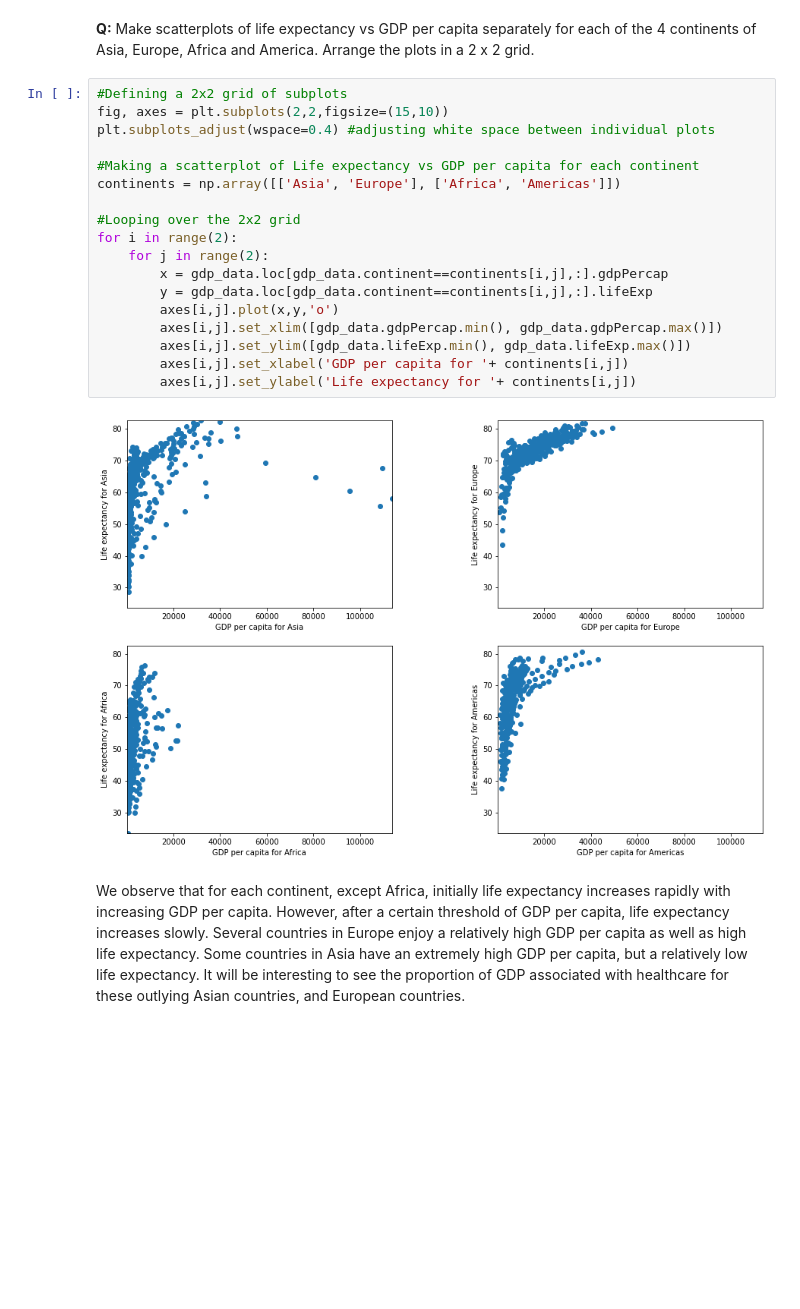
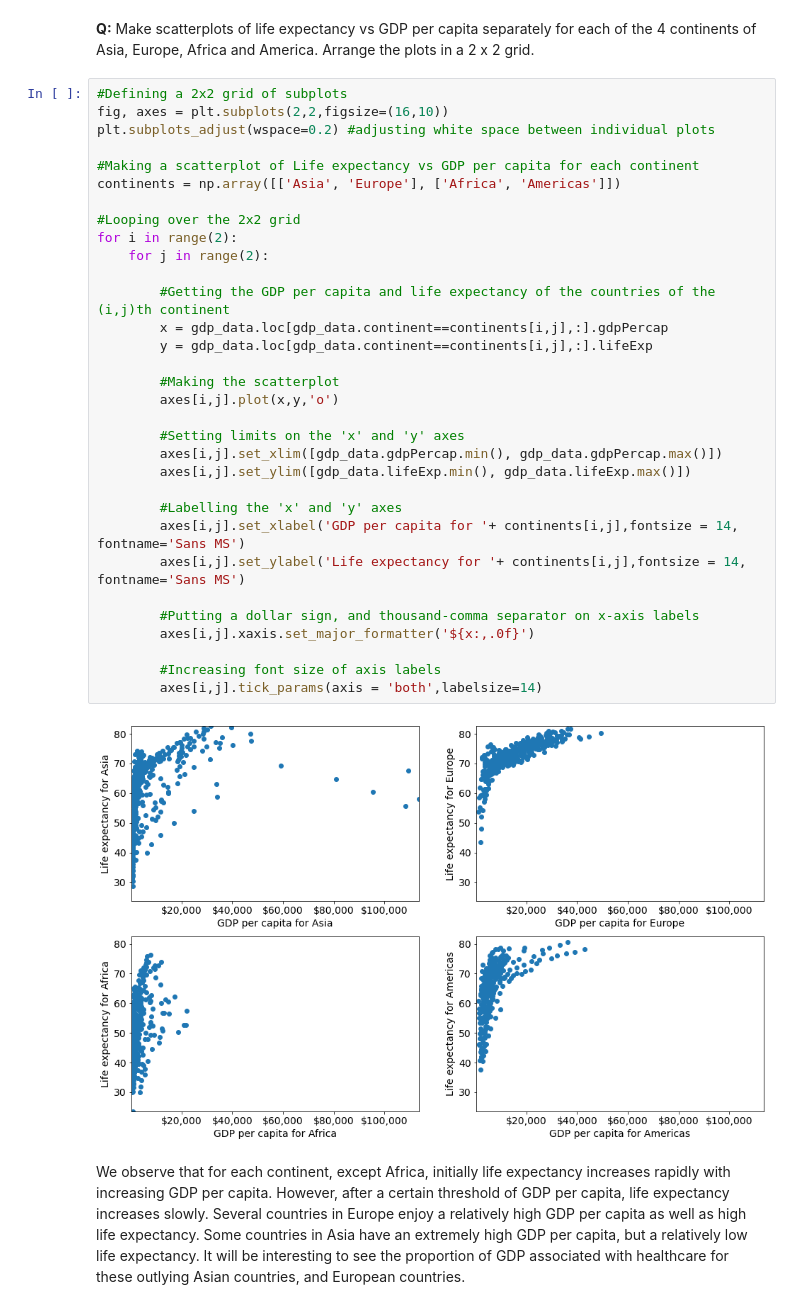
Before and after one commit to NUstat/DataScience_Intro_python, a Jupyter notebook: Data visualization.ipynb, the cells around one changed output. Drawn from its saved outputs; the diff is of its cells as text; blank space fills up the shorter version.

```diff
--- a/Data visualization.ipynb
+++ b/Data visualization.ipynb
@@ -164,24 +164,38 @@ There is often a need to make a few plots together to compare them. See the exam
 **Q:** Make scatterplots of life expectancy vs GDP per capita separately for each of the 4 continents of Asia, Europe, Africa and America. Arrange the plots in a 2 x 2 grid.
 # %%
 #Defining a 2x2 grid of subplots
-fig, axes = plt.subplots(2,2,figsize=(15,10))
-plt.subplots_adjust(wspace=0.4) #adjusting white space between individual plots
+fig, axes = plt.subplots(2,2,figsize=(16,10))
+plt.subplots_adjust(wspace=0.2) #adjusting white space between individual plots
 
 #Making a scatterplot of Life expectancy vs GDP per capita for each continent
 continents = np.array([['Asia', 'Europe'], ['Africa', 'Americas']])
 
 #Looping over the 2x2 grid
 for i in range(2):
     for j in range(2):
+
+        #Getting the GDP per capita and life expectancy of the countries of the (i,j)th continent
         x = gdp_data.loc[gdp_data.continent==continents[i,j],:].gdpPercap
         y = gdp_data.loc[gdp_data.continent==continents[i,j],:].lifeExp
+
+        #Making the scatterplot
         axes[i,j].plot(x,y,'o')
+
+        #Setting limits on the 'x' and 'y' axes
         axes[i,j].set_xlim([gdp_data.gdpPercap.min(), gdp_data.gdpPercap.max()])
         axes[i,j].set_ylim([gdp_data.lifeExp.min(), gdp_data.lifeExp.max()])
-        axes[i,j].set_xlabel('GDP per capita for '+ continents[i,j])
-        axes[i,j].set_ylabel('Life expectancy for '+ continents[i,j])
+
+        #Labelling the 'x' and 'y' axes
+        axes[i,j].set_xlabel('GDP per capita for '+ continents[i,j],fontsize = 14, fontname='Sans MS')
+        axes[i,j].set_ylabel('Life expectancy for '+ continents[i,j],fontsize = 14, fontname='Sans MS')
+
+        #Putting a dollar sign, and thousand-comma separator on x-axis labels
+        axes[i,j].xaxis.set_major_formatter('${x:,.0f}')
+
+        #Increasing font size of axis labels
+        axes[i,j].tick_params(axis = 'both',labelsize=14)
 # %% [output]
-[figure, old version]
+[figure, new version]
 # %% [markdown]
 We observe that for each continent, except Africa, initially life expectancy increases rapidly with increasing GDP per capita. However, after a certain threshold of GDP per capita, life expectancy increases slowly. Several countries in Europe enjoy a relatively high GDP per capita as well as high life expectancy. Some countries in Asia have an extremely high GDP per capita, but a relatively low life expectancy. It will be interesting to see the proportion of GDP associated with healthcare for these outlying Asian countries, and European countries.
 # %% [markdown]
```
Also changed, not shown: parts of 12 cells of this notebook.
